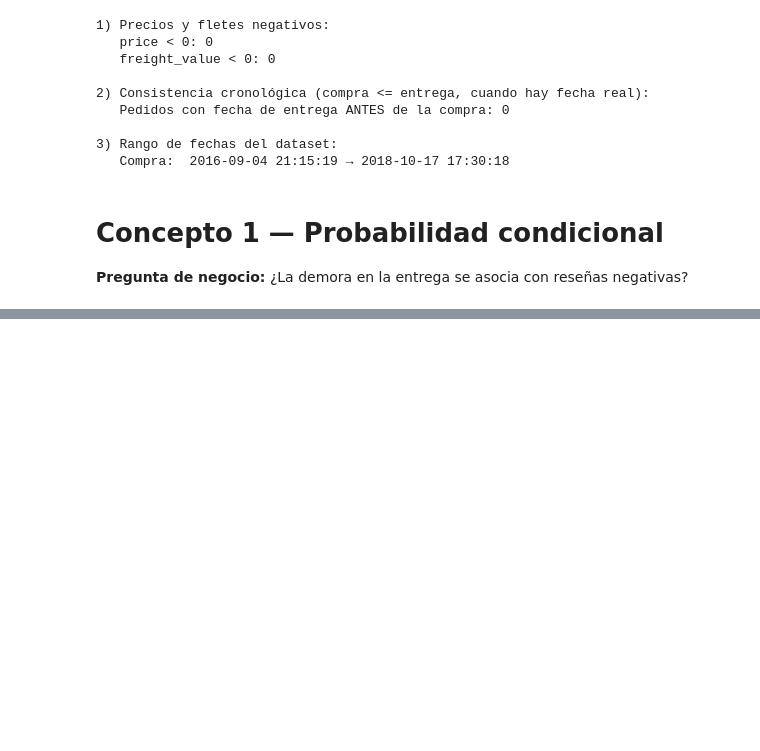
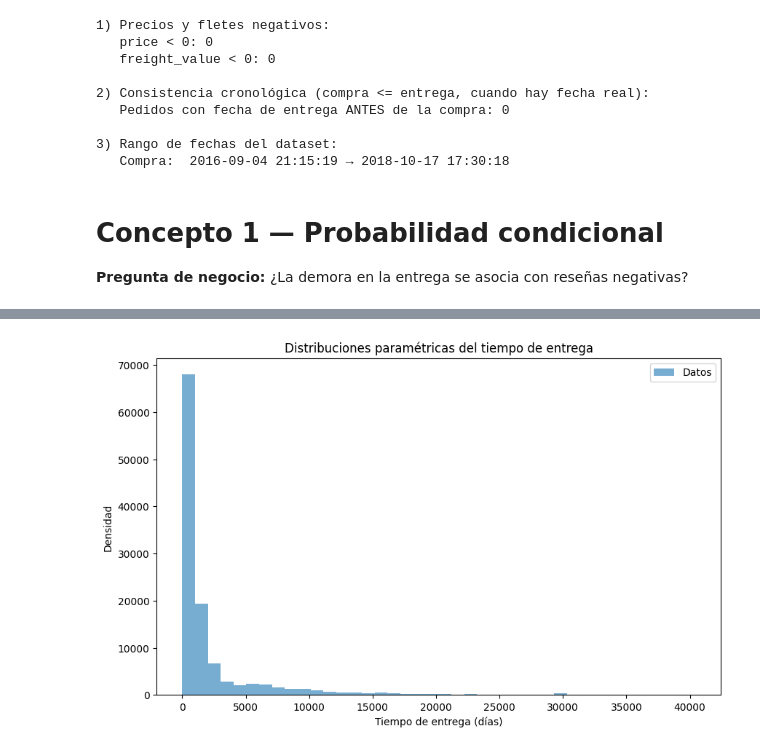
Before and after one commit to Walnut235/olist-probabilistic-analysis, a Jupyter notebook: notebooks/01_analisis_olist.ipynb, the cells around one changed output, grey strips where cells are left out. Drawn from its saved outputs; the diff is of its cells as text; code cells hidden in the pictures; blank space fills up the shorter version.

```diff
--- a/notebooks/01_analisis_olist.ipynb
+++ b/notebooks/01_analisis_olist.ipynb
@@ -360,10 +369,10 @@ date_cols = [
 ]
 
 for col in date_cols:
-    df_analysis[col] = pd.to_datetime(df_analysis[col], errors="coerce") #Convertir columnas de fechas a tipo datetime
+    df_master[col] = pd.to_datetime(df_master[col], errors="coerce") #Convertir columnas de fechas a tipo datetime
 
 print("Tipos de datos después de la conversión:")
-print(df_analysis[date_cols].dtypes)
+print(df_master[date_cols].dtypes)
 # %% [output]
 Tipos de datos después de la conversión:
 order_purchase_timestamp         datetime64[ns]
@@ -587,4 +757,5 @@ El tiempo de entrega se calculara en dias
 # %%
-df_clean["tiempo_entrega_dias"] = (
-    df_clean["order_delivered_customer_date"] - df_clean["order_purchase_timestamp"]
-).dt.days
+df_clean["tiempo_entrega_dias"] = (     #calcular el tiempo de entrega
+    df_clean["order_delivered_customer_date"] -
+    df_clean["order_purchase_timestamp"]
+).dt.total_seconds() / (60 * 60 * 24)
@@ -595,0 +887,21 @@ df_clean["tiempo_entrega_dias"] = (
+# %%
+x=df_clean["product_weight_g"]
+# %%
+plt.figure(figsize=(10,6))
+
+plt.hist(
+    x,
+    bins=40,
+    alpha=0.6,
+    label="Datos"
+)
+
+x_grid = np.linspace(x.min(), x.max(), 500)
+
+plt.xlabel("Tiempo de entrega (días)")
+plt.ylabel("Densidad")
+plt.title("Distribuciones paramétricas del tiempo de entrega")
+plt.legend()
+plt.show()
+# %% [output]
+[figure, added]
```
Also changed, not shown: parts of 41 cells of this notebook.
